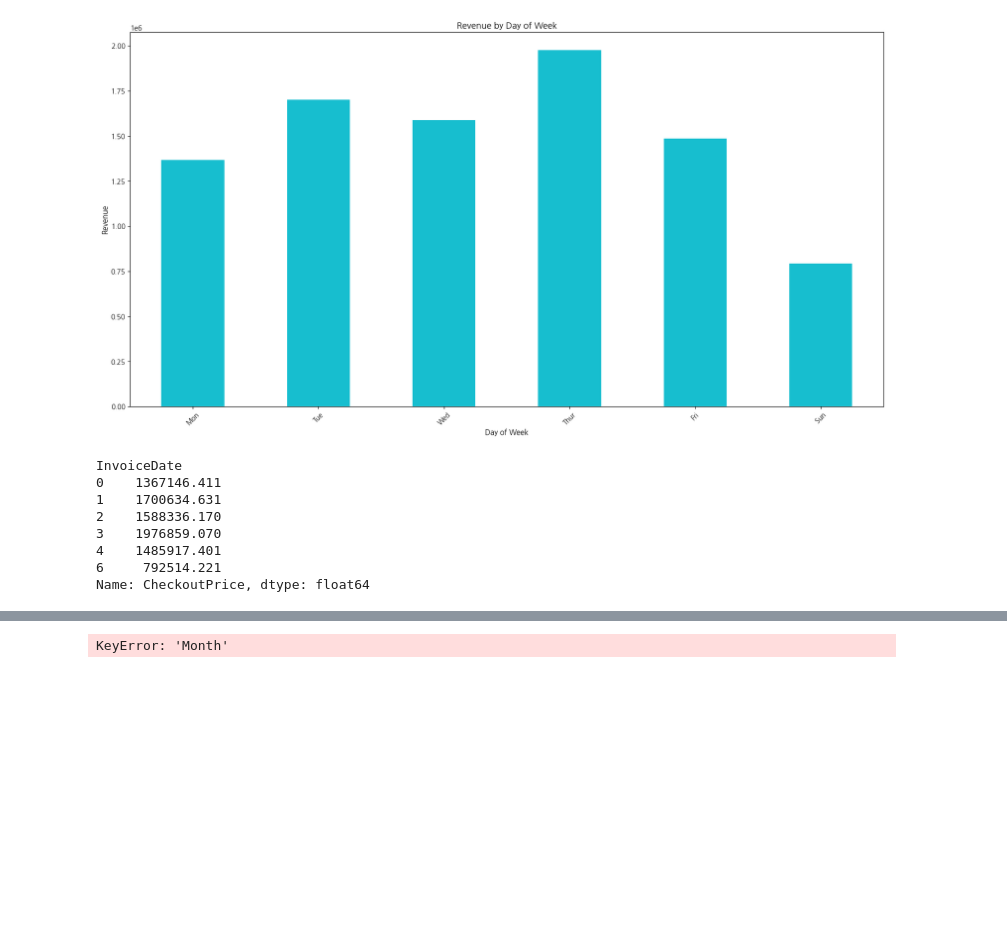
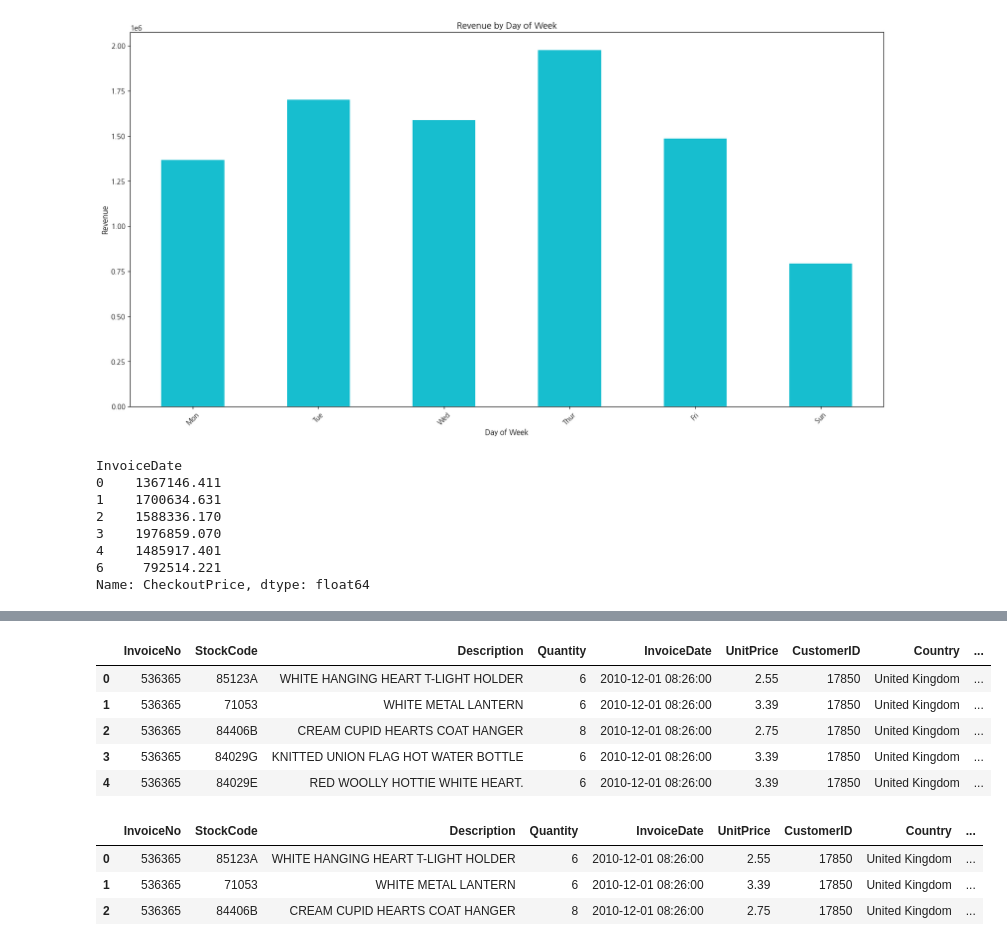
Before and after one commit to taetaerrr/pandassource, a Jupyter notebook: shop.ipynb, the cells around one changed output, grey strips where cells are left out. Cells and saved outputs as stored; diff of their text form; code cells hidden in the pictures; blank space fills up the shorter version.

```diff
--- a/shop.ipynb
+++ b/shop.ipynb
@@ -400,7 +403,23 @@ AttributeError: 'str' object has no attribute 'year'
+# %%
+retail_df1["MonthStarted"] = retail_df1.groupby('CustomerID')["Month"].transform(np.min)
+retail_df1.head()
+# %% [output]
+|  | InvoiceNo | StockCode | Description | Quantity | InvoiceDate | UnitPrice | CustomerID | Country | ... |
+| 0 | 536365 | 85123A | WHITE HANGING HEART T-LIGHT HOLDER | 6 | 2010-12-01 08:26:00 | 2.55 | 17850 | United Kingdom | ... |
+| 1 | 536365 | 71053 | WHITE METAL LANTERN | 6 | 2010-12-01 08:26:00 | 3.39 | 17850 | United Kingdom | ... |
+| 2 | 536365 | 84406B | CREAM CUPID HEARTS COAT HANGER | 8 | 2010-12-01 08:26:00 | 2.75 | 17850 | United Kingdom | ... |
+| 3 | 536365 | 84029G | KNITTED UNION FLAG HOT WATER BOTTLE | 6 | 2010-12-01 08:26:00 | 3.39 | 17850 | United Kingdom | ... |
+| 4 | 536365 | 84029E | RED WOOLLY HOTTIE WHITE HEART. | 6 | 2010-12-01 08:26:00 | 3.39 | 17850 | United Kingdom | ... |
 # %%
 # 첫구매로부터 얼마나 지나서 재구매를 했는가?
 
 retail_df1["MonthPassed"] = (retail_df1["Month"].dt.year - retail_df1["MonthStarted"].dt.year) * 12 + \
-    (retail_df1["Month"].dt.mouth - retail_df1["MonthStarted"].dt.month)
+    (retail_df1["Month"].dt.month - retail_df1["MonthStarted"].dt.month)
-# %% [output]
-KeyError: 'Month'
+# %%
+retail_df1["Month"] = retail_df1["InvoiceDate"].apply(get_month_as_datetime)
+retail_df1.head(3)
+# %% [output]
+|  | InvoiceNo | StockCode | Description | Quantity | InvoiceDate | UnitPrice | CustomerID | Country | ... |
+| 0 | 536365 | 85123A | WHITE HANGING HEART T-LIGHT HOLDER | 6 | 2010-12-01 08:26:00 | 2.55 | 17850 | United Kingdom | ... |
+| 1 | 536365 | 71053 | WHITE METAL LANTERN | 6 | 2010-12-01 08:26:00 | 3.39 | 17850 | United Kingdom | ... |
+| 2 | 536365 | 84406B | CREAM CUPID HEARTS COAT HANGER | 8 | 2010-12-01 08:26:00 | 2.75 | 17850 | United Kingdom | ... |
```
Also changed, not shown: parts of 11 cells of this notebook, 2 other files.
